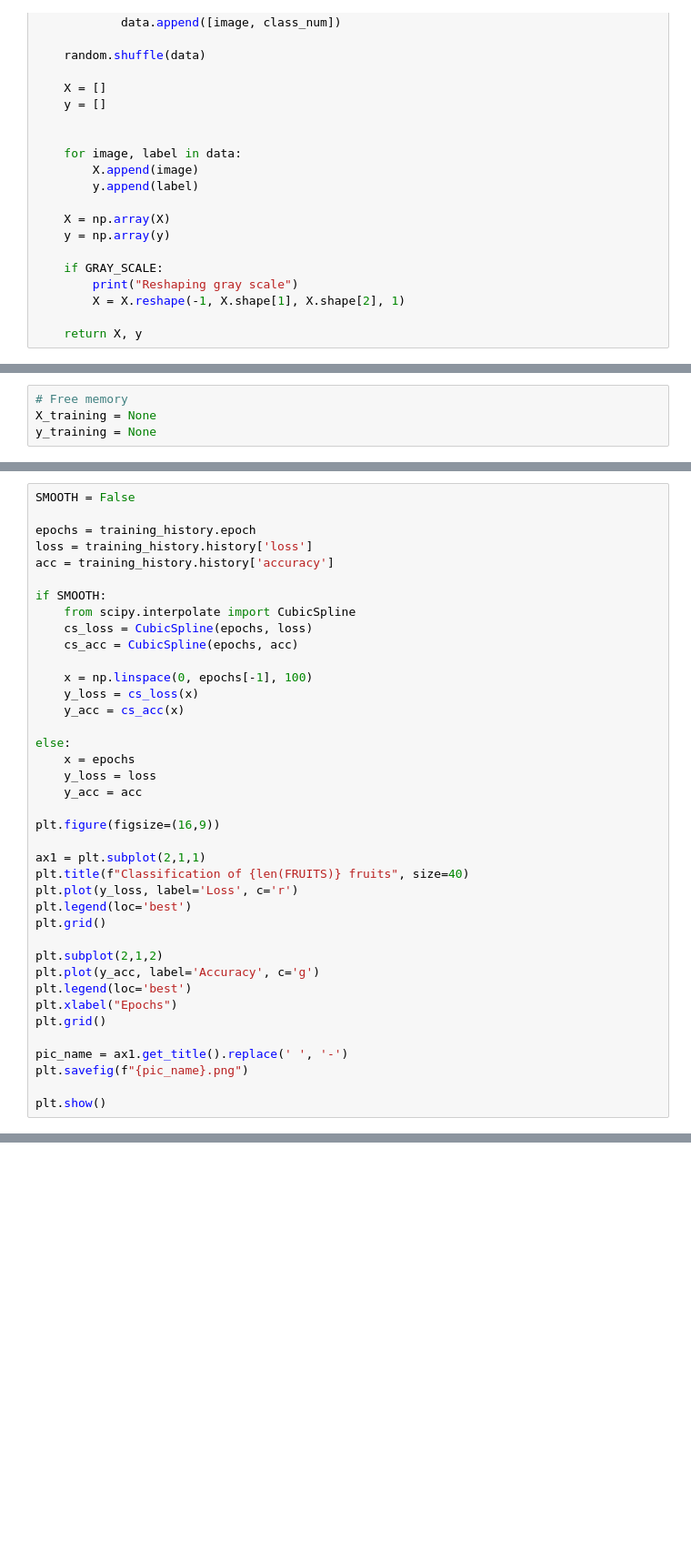
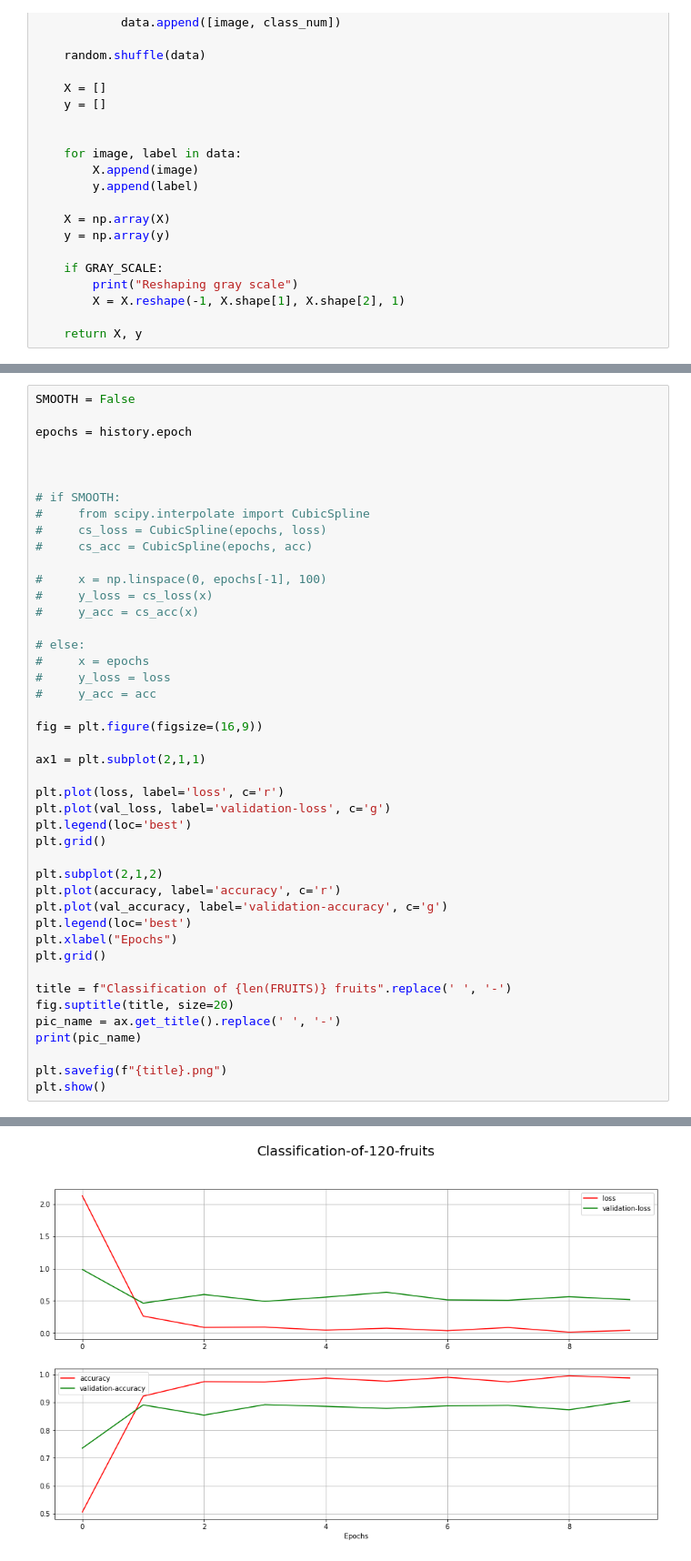
Before and after one commit to GrzegorzKrug/GymTrain, a Jupyter notebook: gym-train/classification/fruits/classify-fruits.ipynb, the cells around one changed output, grey strips where cells are left out. Shown: that part at 91% size. Saved outputs shown, nothing was run; the diff lists cells and outputs as text; blank space fills up the shorter version.

```diff
--- a/gym-train/classification/fruits/classify-fruits.ipynb
+++ b/gym-train/classification/fruits/classify-fruits.ipynb
@@ -123,7 +90,3 @@ training_history = model.fit(X_training, y_training,
-# %%
-# Free memory
-X_training = None
-y_training = None
 # %%
 X_test, y_test = load_data(test_path, load_factor=test_load)
 
@@ -156,39 +233,45 @@ fig.savefig("last-validation.png")
 # %%
 SMOOTH = False
 
-epochs = training_history.epoch
-loss = training_history.history['loss']
-acc = training_history.history['accuracy']
+epochs = history.epoch
 
-if SMOOTH:
-    from scipy.interpolate import CubicSpline
-    cs_loss = CubicSpline(epochs, loss)
-    cs_acc = CubicSpline(epochs, acc)
 
-    x = np.linspace(0, epochs[-1], 100)
-    y_loss = cs_loss(x)
-    y_acc = cs_acc(x)
 
-else:
-    x = epochs
-    y_loss = loss
-    y_acc = acc
+# if SMOOTH:
+#     from scipy.interpolate import CubicSpline
+#     cs_loss = CubicSpline(epochs, loss)
+#     cs_acc = CubicSpline(epochs, acc)
 
-plt.figure(figsize=(16,9))
+#     x = np.linspace(0, epochs[-1], 100)
+#     y_loss = cs_loss(x)
+#     y_acc = cs_acc(x)
+
+# else:
+#     x = epochs
+#     y_loss = loss
+#     y_acc = acc
+
+fig = plt.figure(figsize=(16,9))
 
 ax1 = plt.subplot(2,1,1)
-plt.title(f"Classification of {len(FRUITS)} fruits", size=40)
-plt.plot(y_loss, label='Loss', c='r')
+
+plt.plot(loss, label='loss', c='r')
+plt.plot(val_loss, label='validation-loss', c='g')
 plt.legend(loc='best')
 plt.grid()
 
 plt.subplot(2,1,2)
-plt.plot(y_acc, label='Accuracy', c='g')
+plt.plot(accuracy, label='accuracy', c='r')
+plt.plot(val_accuracy, label='validation-accuracy', c='g')
 plt.legend(loc='best')
 plt.xlabel("Epochs")
 plt.grid()
 
-pic_name = ax1.get_title().replace(' ', '-')
-plt.savefig(f"{pic_name}.png")
+title = f"Classification of {len(FRUITS)} fruits".replace(' ', '-')
+fig.suptitle(title, size=20)
+pic_name = ax.get_title().replace(' ', '-')
+print(pic_name)
 
+plt.savefig(f"{title}.png")
 plt.show()
+# %% [output]
@@ -195,2 +279,3 @@ plt.show()
+[figure, added]
 # %%
 # Free memory
```
Also changed, not shown: parts of 15 cells of this notebook, 2 other files.
